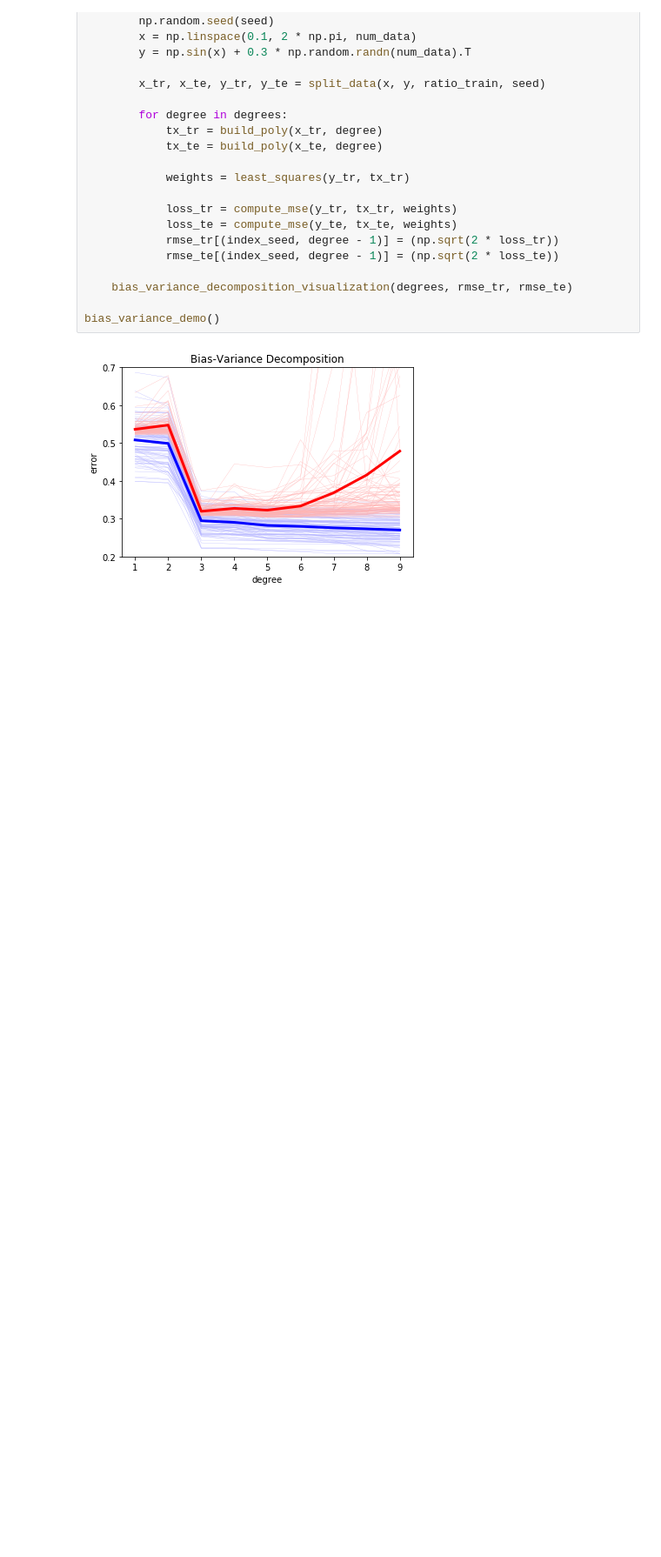
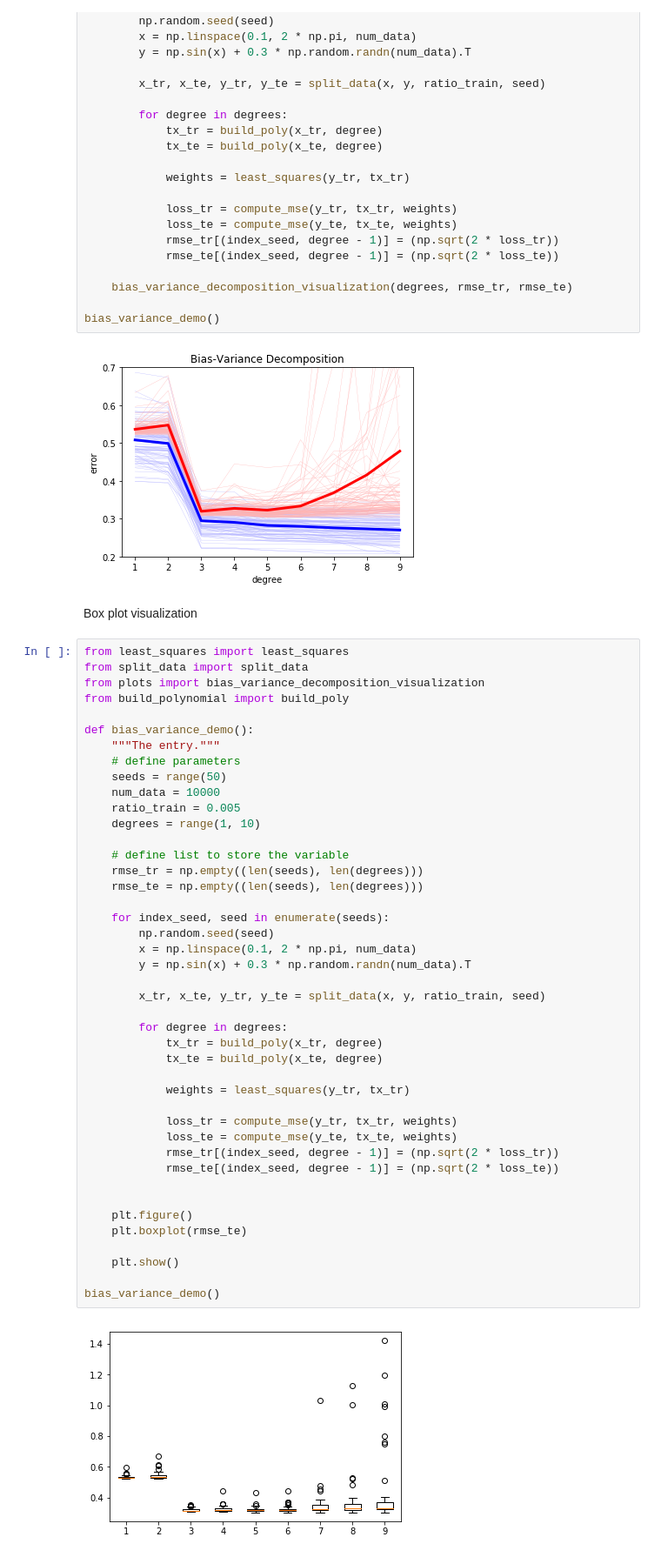
Before and after one commit to Ruchiranga/ML_course, a Jupyter notebook: labs/ex04/template/ex04.ipynb, the cells around one changed output. Shown at 87% size. Saved outputs shown, nothing was run; the diff lists cells and outputs as text; blank space fills up the shorter version.

```diff
--- a/labs/ex04/template/ex04.ipynb
+++ b/labs/ex04/template/ex04.ipynb
@@ -135,3 +185,50 @@ def bias_variance_demo():
 bias_variance_demo()
 # %% [output]
 [figure]
+# %% [markdown]
+Box plot visualization
+# %%
+from least_squares import least_squares
+from split_data import split_data
+from plots import bias_variance_decomposition_visualization
+from build_polynomial import build_poly
+
+def bias_variance_demo():
+    """The entry."""
+    # define parameters
+    seeds = range(50)
+    num_data = 10000
+    ratio_train = 0.005
+    degrees = range(1, 10)
+
+    # define list to store the variable
+    rmse_tr = np.empty((len(seeds), len(degrees)))
+    rmse_te = np.empty((len(seeds), len(degrees)))
+
+    for index_seed, seed in enumerate(seeds):
+        np.random.seed(seed)
+        x = np.linspace(0.1, 2 * np.pi, num_data)
+        y = np.sin(x) + 0.3 * np.random.randn(num_data).T
+
+        x_tr, x_te, y_tr, y_te = split_data(x, y, ratio_train, seed)
+
+        for degree in degrees:
+            tx_tr = build_poly(x_tr, degree)
+            tx_te = build_poly(x_te, degree)
+
+            weights = least_squares(y_tr, tx_tr)
+
+            loss_tr = compute_mse(y_tr, tx_tr, weights)
+            loss_te = compute_mse(y_te, tx_te, weights)
+            rmse_tr[(index_seed, degree - 1)] = (np.sqrt(2 * loss_tr))
+            rmse_te[(index_seed, degree - 1)] = (np.sqrt(2 * loss_te))
+
+
+    plt.figure()
+    plt.boxplot(rmse_te)
+
+    plt.show()
+
+bias_variance_demo()
+# %% [output]
+[figure, added]
```
Also changed, not shown: parts of 11 cells of this notebook, 16 other files.
